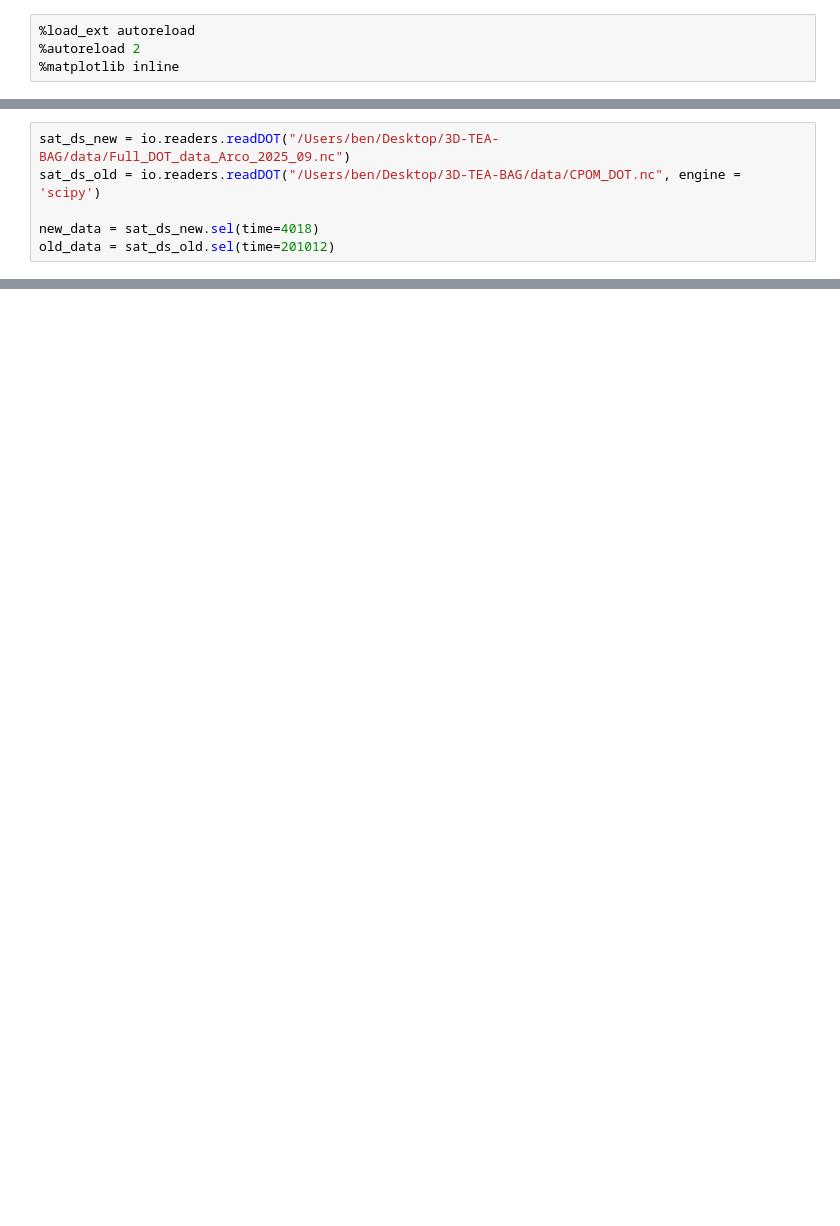
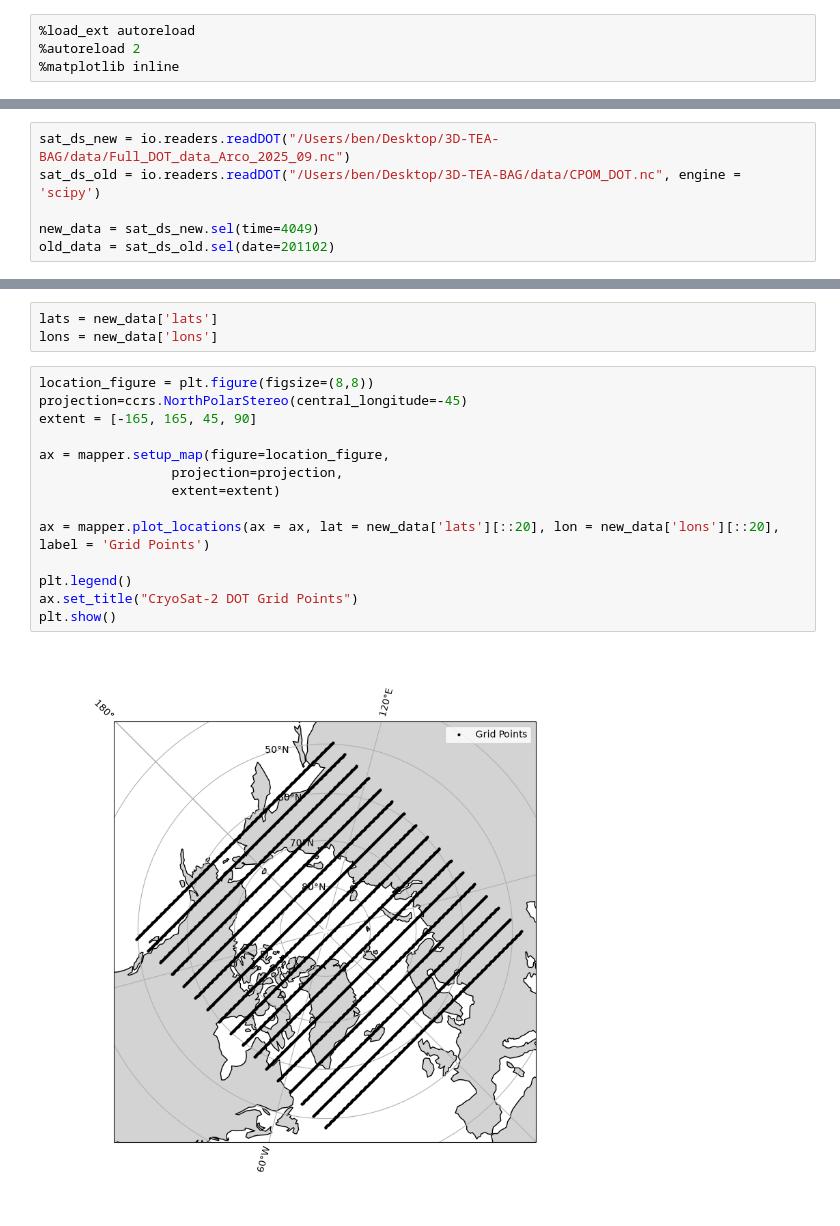
Before and after one commit to ben-sprague/3D-TEA-BAG, a Jupyter notebook: sat_test.ipynb, the cells around one changed output, grey strips where cells are left out. Drawn from its saved outputs; the diff is of its cells as text; blank space fills up the shorter version.

Commit message:
Add sat derived DOT data functions

```diff
--- a/sat_test.ipynb
+++ b/sat_test.ipynb
@@ -19,5 +21,5 @@ import ocean_tools as fod
 sat_ds_new = io.readers.readDOT("/Users/ben/Desktop/3D-TEA-BAG/data/Full_DOT_data_Arco_2025_09.nc")
 sat_ds_old = io.readers.readDOT("/Users/ben/Desktop/3D-TEA-BAG/data/CPOM_DOT.nc", engine = 'scipy')
 
-new_data = sat_ds_new.sel(time=4018)
-old_data = sat_ds_old.sel(time=201012)
+new_data = sat_ds_new.sel(time=4049)
+old_data = sat_ds_old.sel(date=201102)
@@ -25,0 +81,19 @@ KeyError: "'time' is not a valid dimension or coordinate for Dataset with dimens
+# %%
+lats = new_data['lats']
+lons = new_data['lons']
+# %%
+location_figure = plt.figure(figsize=(8,8))
+projection=ccrs.NorthPolarStereo(central_longitude=-45)
+extent = [-165, 165, 45, 90]
+
+ax = mapper.setup_map(figure=location_figure,
+                 projection=projection,
+                 extent=extent)
+
+ax = mapper.plot_locations(ax = ax, lat = new_data['lats'][::20], lon = new_data['lons'][::20], label = 'Grid Points')
+
+plt.legend()
+ax.set_title("CryoSat-2 DOT Grid Points")
+plt.show()
+# %% [output]
+[figure, added]
```
Also changed, not shown: parts of 6 cells of this notebook.
